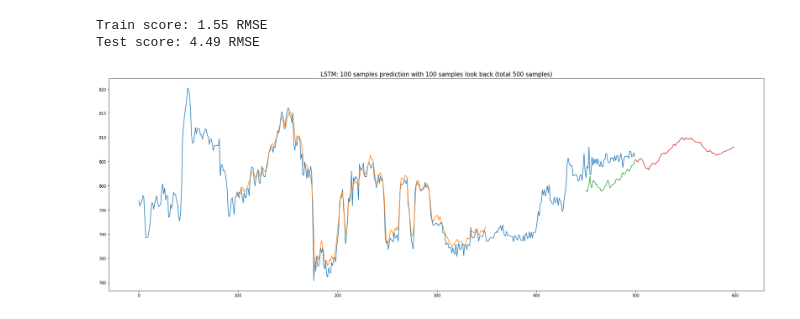
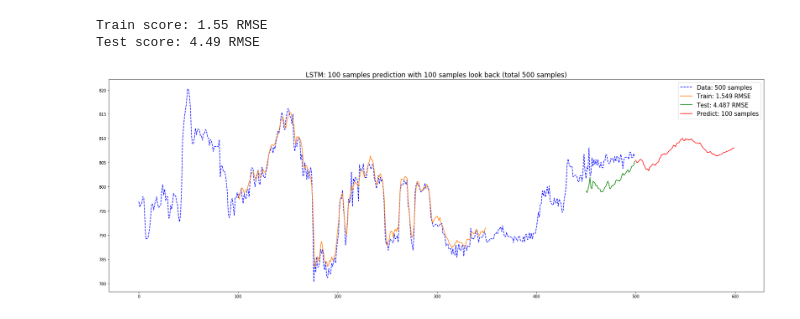
Before and after one commit to swanwila/prediction, a Jupyter notebook: LSTM.ipynb, the cells around one changed output. Saved outputs shown, nothing was run; the diff lists cells and outputs as text; code cells hidden in the pictures.

```diff
--- a/LSTM.ipynb
+++ b/LSTM.ipynb
@@ -91,24 +91,25 @@ Test score: 4.49 RMSE
 # %%
 trainPredictPlot = np.zeros(shape=(len(dataset)+len(future_predict),1))
 #trainPredictPlot = np.empty_like(dataset)
 trainPredictPlot[:,:]=np.nan
 trainPredictPlot[look_back:len(trainPredict)+look_back,:] = trainPredict
 
 testPredictPlot = np.zeros(shape=(len(dataset)+len(future_predict),1))
 testPredictPlot[:,:] = np.nan
 testPredictPlot[len(trainPredict)+(look_back*2):len(dataset),:] = testPredict
 
 futurePredictPlot = np.zeros(shape=(len(dataset)+len(future_predict),1))
 futurePredictPlot[:,:] = np.nan
 futurePredictPlot[len(dataset):,:] = np.transpose(futurePredict)
 
 plt.figure(figsize=(30,10))
-plt.title('LSTM: %d samples prediction with %d samples look back (total %d samples)' % (len(future_predict),look_back,len(dataset)),fontsize=15)
-plt.plot(scaler.inverse_transform(dataset))
-plt.plot(trainPredictPlot)
-plt.plot(testPredictPlot)
-plt.plot(futurePredictPlot)
+plt.title('LSTM: %d samples prediction with %d samples look back (total %d samples)' % (len(future_predict),look_back,len(dataset)),fontsize=17)
+plt.plot(scaler.inverse_transform(dataset),label="Data: %d samples" %len(dataset),color='b',linestyle='--')
+plt.plot(trainPredictPlot,label="Train: %.3f RMSE" %trainScore,color='C1')
+plt.plot(testPredictPlot,label="Test: %.3f RMSE" %testScore,color='g')
+plt.plot(futurePredictPlot,label="Predict: %d samples" %len(future_predict),color='r')
+plt.legend(fontsize=15)
 plt.savefig('LSTM_prediction.png')
 plt.show()
 # %% [output]
-[figure, old version]
+[figure, new version]
```
Also changed, not shown: 1 other file.
